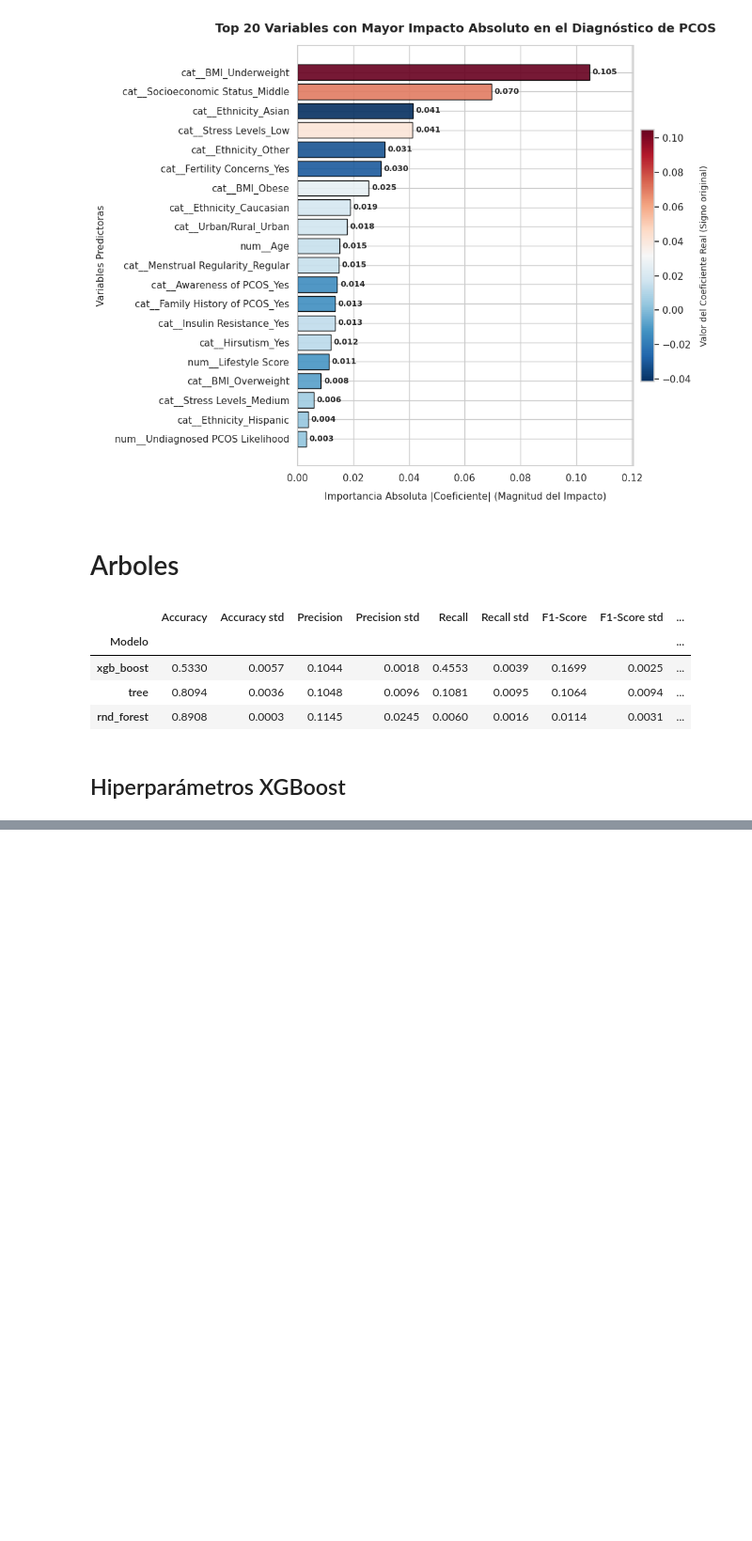
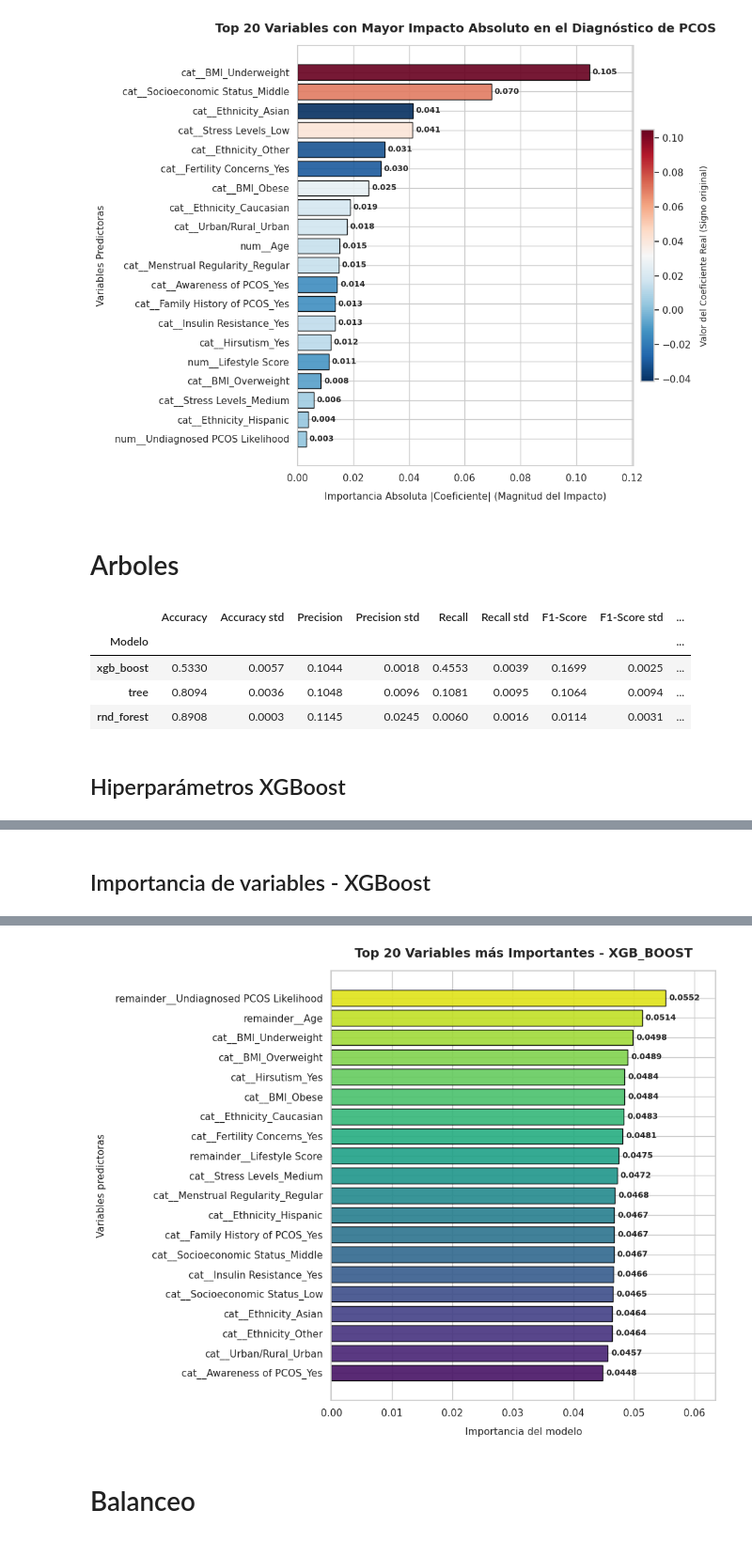
Before and after one commit to Danelnov/ml-project_analitica_datos, a Jupyter notebook: notebooks/oversampling.ipynb, the cells around one changed output, grey strips where cells are left out. Shown at 94% size. Saved outputs shown, nothing was run; the diff lists cells and outputs as text; code cells hidden in the pictures; blank space fills up the shorter version.

```diff
--- a/notebooks/oversampling.ipynb
+++ b/notebooks/oversampling.ipynb
@@ -767,0 +846,66 @@ Mejor ROC-AUC promedio CV: 0.5086
+# %% [markdown]
+## Importancia de variables - XGBoost
+# %%
+xgb_feature_names = (
+    xgb_best_model.named_steps["preprocessing"]
+    .get_feature_names_out()
+)
+
+xgb_importances = (
+    xgb_best_model.named_steps["model"]
+    .feature_importances_
+)
+
+xgb_importance_df = pd.DataFrame(
+    {
+        "Variable": xgb_feature_names,
+        "Importancia": xgb_importances,
+    }
+).sort_values(by="Importancia", ascending=False)
+
+top_n = 20
+xgb_top_importance = xgb_importance_df.head(top_n)
+
+print("=" * 45)
+print(f"TOP {top_n} VARIABLES MÁS IMPORTANTES XGB_BOOST")
+print("=" * 45)
+print(xgb_top_importance.round(4).to_string(index=False))
+
+plt.figure(figsize=(10, 8))
+sns.set_theme(style="whitegrid")
+
+xgb_top_importance_plot = xgb_top_importance.sort_values(
+    by="Importancia",
+    ascending=True,
+)
+
+bars = plt.barh(
+    xgb_top_importance_plot["Variable"],
+    xgb_top_importance_plot["Importancia"],
+    color=sns.color_palette("viridis", n_colors=len(xgb_top_importance_plot)),
+    edgecolor="black",
+    alpha=0.9,
+)
+
+max_importance = xgb_top_importance_plot["Importancia"].max()
+text_offset = max_importance * 0.01 if max_importance > 0 else 0.001
+
+for bar in bars:
+    width = bar.get_width()
+    plt.text(
+        width + text_offset,
+        bar.get_y() + bar.get_height() / 2,
+        f"{width:.4f}",
+        va="center",
+        ha="left",
+        fontsize=9,
+        fontweight="bold",
+    )
+
+plt.title("Top 20 Variables más Importantes - XGB_BOOST", fontsize=14, fontweight="bold", pad=15)
+plt.xlabel("Importancia del modelo", fontsize=11, labelpad=10)
+plt.ylabel("Variables predictoras", fontsize=11, labelpad=10)
+plt.xlim(0, max_importance * 1.15 if max_importance > 0 else 1)
+plt.tight_layout()
+plt.show()
+# %% [output]
@@ -767,0 +929,3 @@ Mejor ROC-AUC promedio CV: 0.5086
+[figure, added]
+# %% [markdown]
+# Balanceo
```
Also changed, not shown: parts of 6 cells of this notebook.
